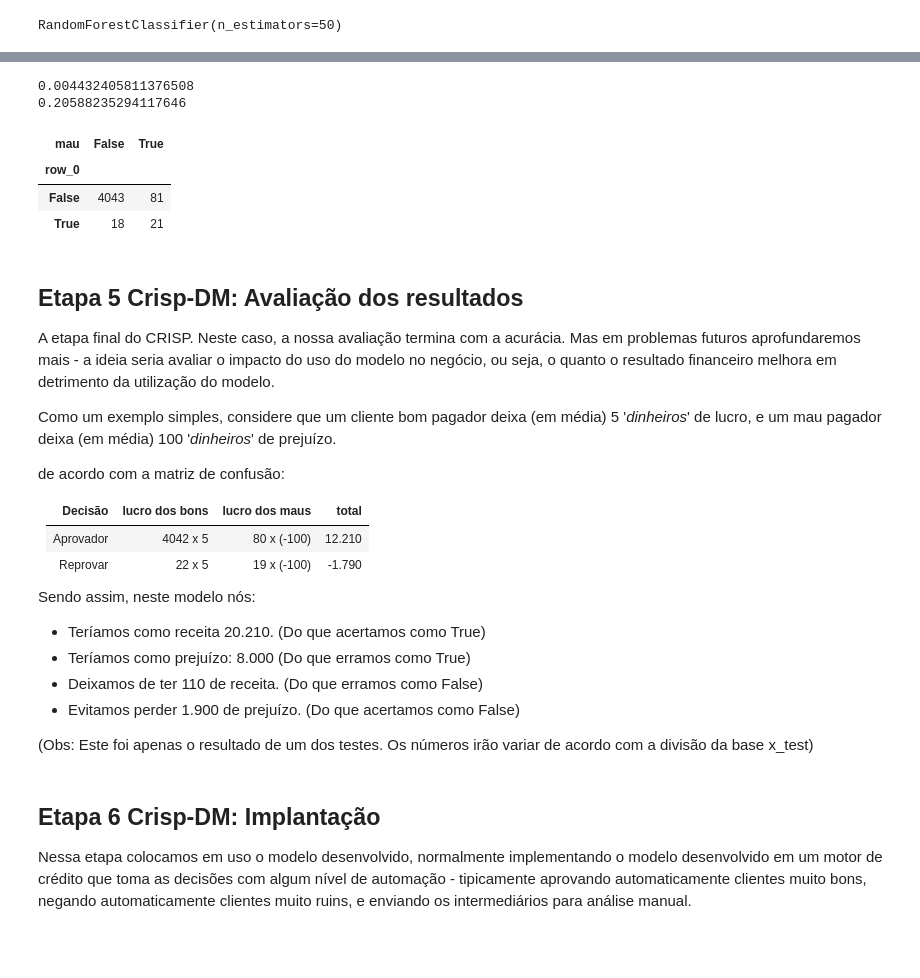
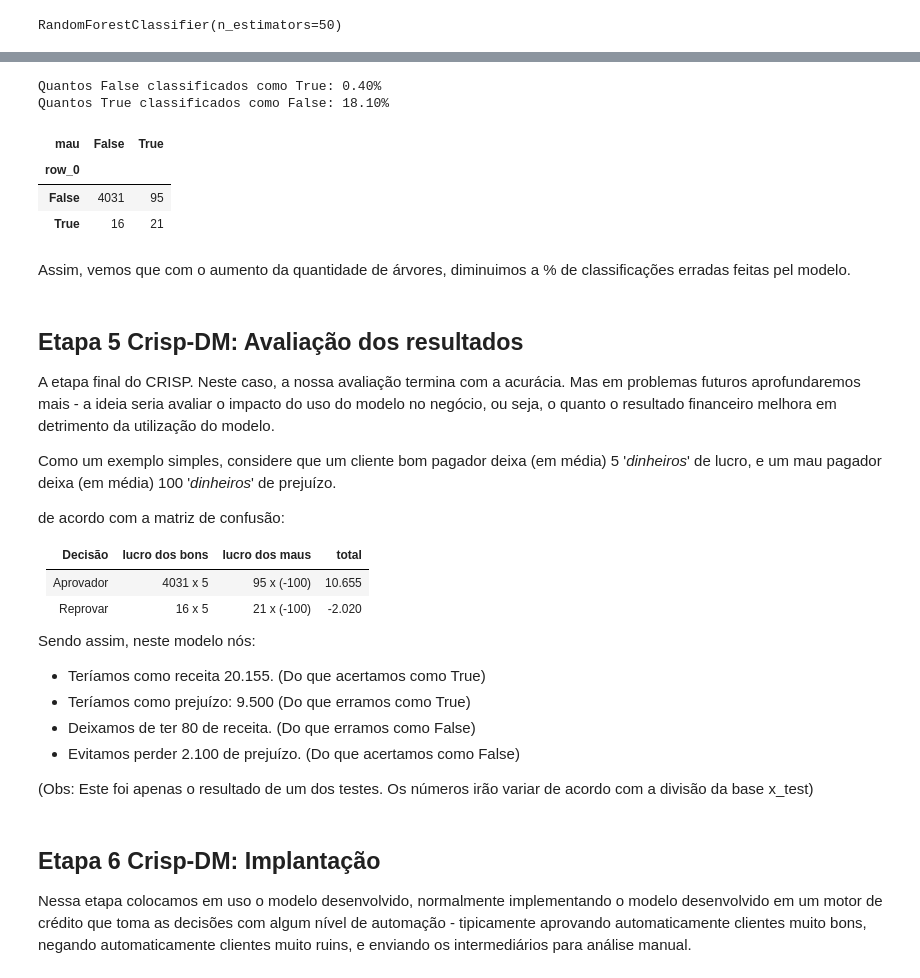
Before and after one commit to BernardoGMP/projeto_dm_crisp_ebac, a Jupyter notebook: projeto_dm_crisp01.ipynb, the cells around one changed output, grey strips where cells are left out. Drawn from its saved outputs; the diff is of its cells as text; code cells hidden in the pictures; blank space fills up the shorter version.

```diff
--- a/projeto_dm_crisp01.ipynb
+++ b/projeto_dm_crisp01.ipynb
@@ -385,17 +387,21 @@ Acurácia: 97.62%
 # %%
 # Matriz de confusão
 
 tab = pd.crosstab(index = y_pred, columns = y_test)
-print(tab.iloc[1, 0] / (tab.iloc[1, 0] + tab.iloc[0, 0]))
-print(tab.iloc[1, 1] / (tab.iloc[1, 1] + tab.iloc[0, 1]))
+tab1 = tab.iloc[1, 0] / (tab.iloc[1, 0] + tab.iloc[0, 0])
+tab2 = tab.iloc[1, 1] / (tab.iloc[1, 1] + tab.iloc[0, 1])
+print('Quantos False classificados como True: {0:.2f}%'.format(tab1*100))
+print('Quantos True classificados como False: {0:.2f}%'.format(tab2*100))
 tab
 # %% [output]
-0.004432405811376508
-0.20588235294117646
+Quantos False classificados como True: 0.40%
+Quantos True classificados como False: 18.10%
 | mau | False | True |
 | row_0 |  |  |
-| False | 4043 | 81 |
-| True | 18 | 21 |
+| False | 4031 | 95 |
+| True | 16 | 21 |
+# %% [markdown]
+Assim, vemos que com o aumento da quantidade de árvores, diminuimos a % de classificações erradas feitas pel modelo.
 # %% [markdown]
 ## Etapa 5 Crisp-DM: Avaliação dos resultados
 A etapa final do CRISP. Neste caso, a nossa avaliação termina com a acurácia. Mas em problemas futuros aprofundaremos mais - a ideia seria avaliar o impacto do uso do modelo no negócio, ou seja, o quanto o resultado financeiro melhora em detrimento da utilização do modelo.
@@ -406,15 +412,15 @@ de acordo com a matriz de confusão:
 
 | Decisão   | lucro dos bons    | lucro dos maus | total  |
 | --------- |:-----------------:|:--------------:| ------:|
-| Aprovador | 4042 x 5          | 80 x (-100)    | 12.210 |
-| Reprovar  |  22 x 5           | 19 x (-100)    | -1.790 |
+| Aprovador | 4031 x 5          | 95 x (-100)    | 10.655 |
+| Reprovar  |  16 x 5           | 21 x (-100)    | -2.020 |
 
 
 Sendo assim, neste modelo nós:
-- Teríamos como receita 20.210. (Do que acertamos como True)
-- Teríamos como prejuízo: 8.000 (Do que erramos como True)
-- Deixamos de ter 110 de receita. (Do que erramos como False)
-- Evitamos perder 1.900 de prejuízo. (Do que acertamos como False)
+- Teríamos como receita 20.155. (Do que acertamos como True)
+- Teríamos como prejuízo: 9.500 (Do que erramos como True)
+- Deixamos de ter 80 de receita. (Do que erramos como False)
+- Evitamos perder 2.100 de prejuízo. (Do que acertamos como False)
 
 (Obs: Este foi apenas o resultado de um dos testes. Os números irão variar de acordo com a divisão da base x_test)
 # %% [markdown]
```
Also changed, not shown: parts of 5 cells of this notebook.
